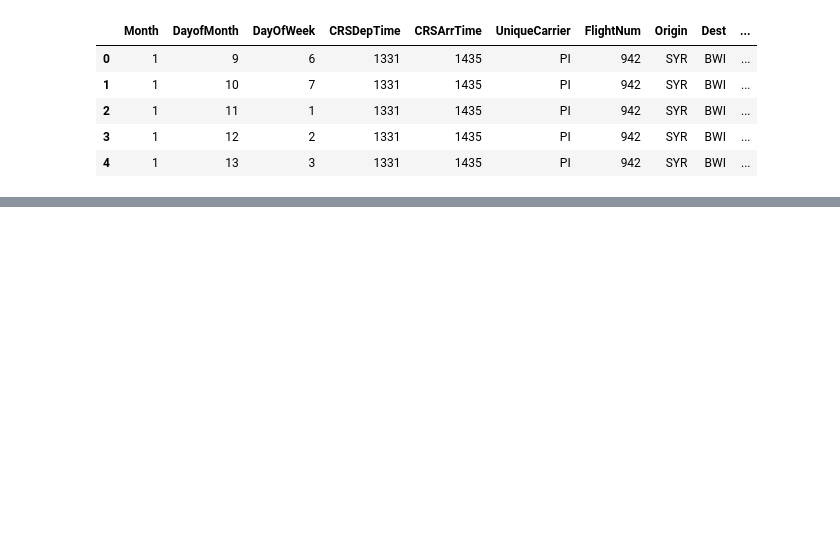
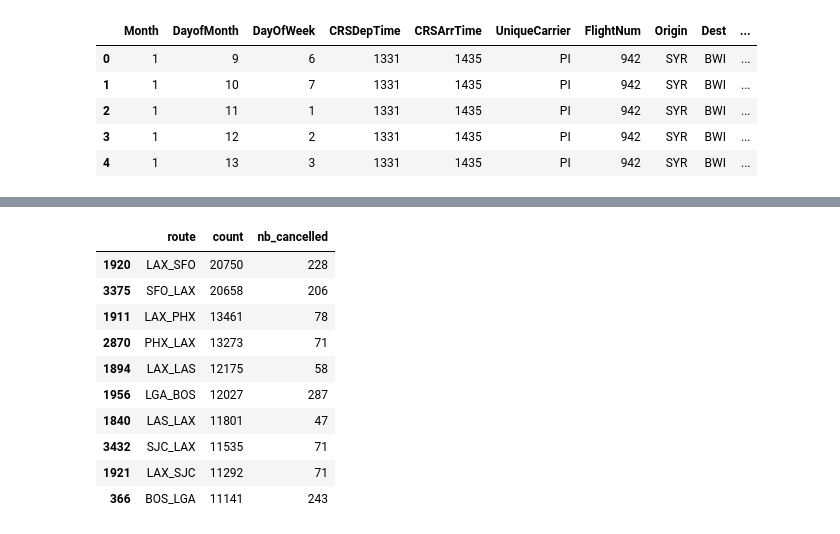
Before and after one commit to frenchlam/dask_CDSW, a Jupyter notebook: 03_Dask_ML-LargeDS.ipynb, the cells around one changed output, grey strips where cells are left out. Drawn from its saved outputs; the diff is of its cells as text; code cells hidden in the pictures; blank space fills up the shorter version.

```diff
--- a/03_Dask_ML-LargeDS.ipynb
+++ b/03_Dask_ML-LargeDS.ipynb
@@ -186,0 +66,20 @@ memory usage: 56.2+ MB
+# %%
+#look at their cancelations
+flight_df[['route', 'Cancelled']].groupby('route')\
+        .agg({'route':'size', 'Cancelled':'sum'}) \
+        .rename(columns={'route':'count','Cancelled':'nb_cancelled'}) \
+        .reset_index()\
+        .sort_values(['count'],ascending=False)\
+        .head(10)
+# %% [output]
+|  | route | count | nb_cancelled |
+| 1920 | LAX_SFO | 20750 | 228 |
+| 3375 | SFO_LAX | 20658 | 206 |
+| 1911 | LAX_PHX | 13461 | 78 |
+| 2870 | PHX_LAX | 13273 | 71 |
+| 1894 | LAX_LAS | 12175 | 58 |
+| 1956 | LGA_BOS | 12027 | 287 |
+| 1840 | LAS_LAX | 11801 | 47 |
+| 3432 | SJC_LAX | 11535 | 71 |
+| 1921 | LAX_SJC | 11292 | 71 |
+| 366 | BOS_LGA | 11141 | 243 |
```
Also changed, not shown: parts of 38 cells of this notebook, 1 other file.
